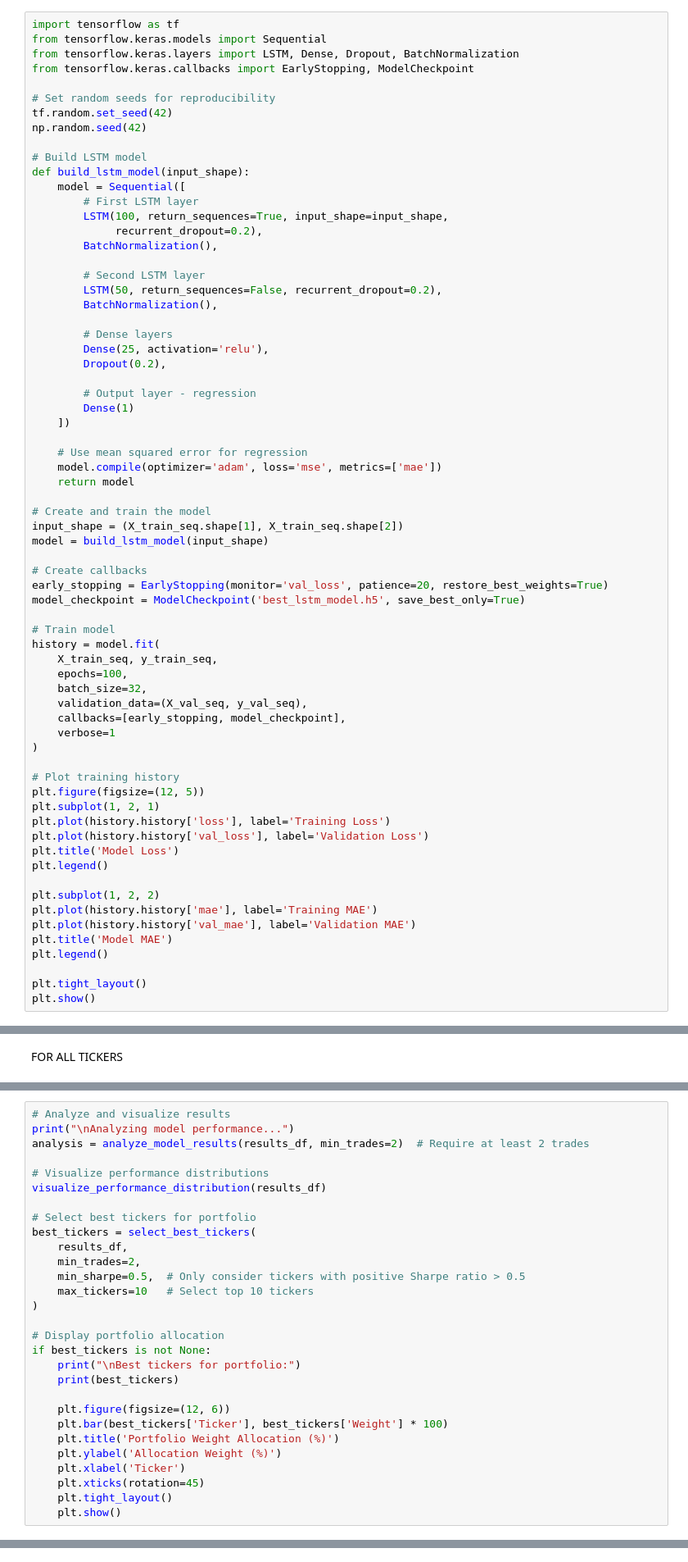
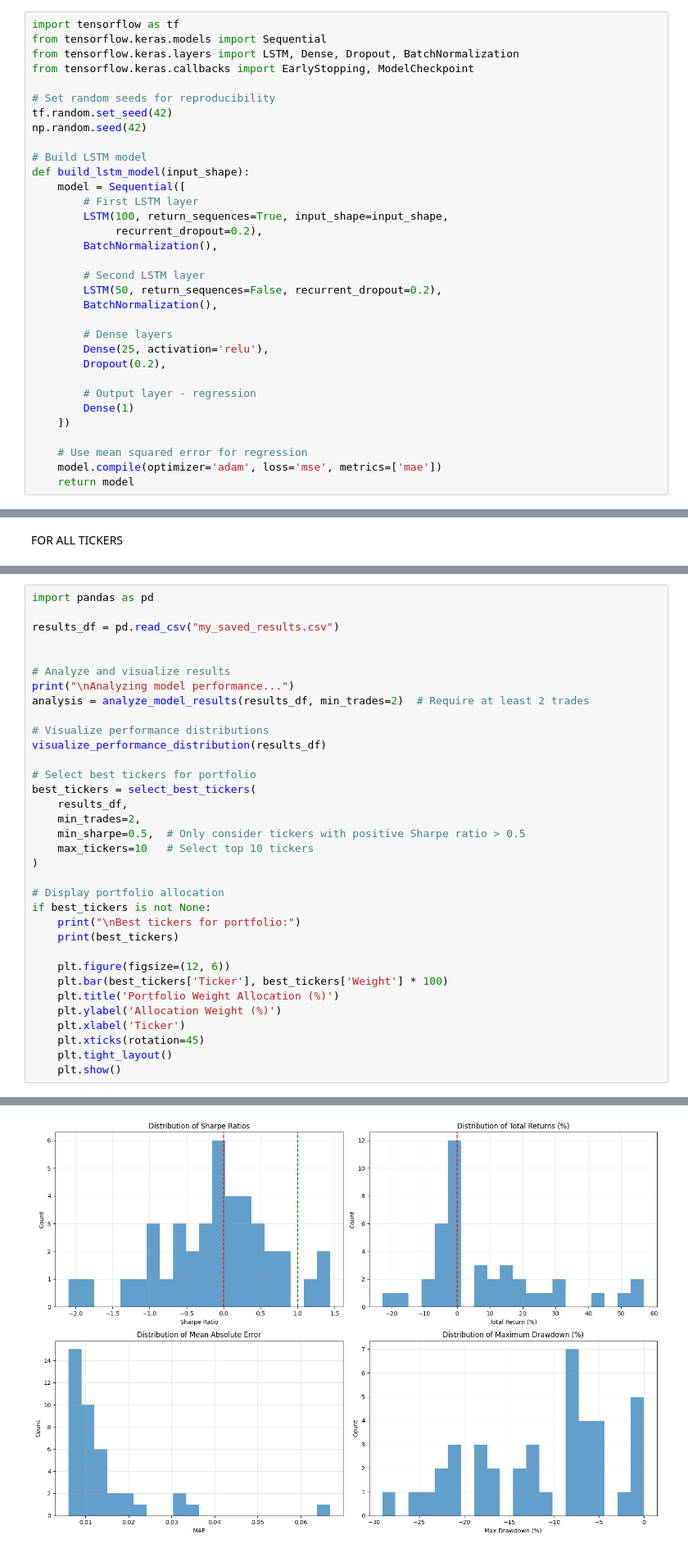
Before and after one commit to Liviogit/Projet_trading_automatique, a Jupyter notebook: deepclaude2.ipynb, the cells around one changed output, grey strips where cells are left out. Shown at 82% size. Drawn from its saved outputs; the diff is of its cells as text.

Commit message:
code lstm fonctionnel (deepclaude2)

```diff
--- a/deepclaude2.ipynb
+++ b/deepclaude2.ipynb
@@ -296,38 +253,3 @@ def build_lstm_model(input_shape):
     # Use mean squared error for regression
     model.compile(optimizer='adam', loss='mse', metrics=['mae'])
     return model
-
-# Create and train the model
-input_shape = (X_train_seq.shape[1], X_train_seq.shape[2])
-model = build_lstm_model(input_shape)
-
-# Create callbacks
-early_stopping = EarlyStopping(monitor='val_loss', patience=20, restore_best_weights=True)
-model_checkpoint = ModelCheckpoint('best_lstm_model.h5', save_best_only=True)
-
-# Train model
-history = model.fit(
-    X_train_seq, y_train_seq,
-    epochs=100,
-    batch_size=32,
-    validation_data=(X_val_seq, y_val_seq),
-    callbacks=[early_stopping, model_checkpoint],
-    verbose=1
-)
-
-# Plot training history
-plt.figure(figsize=(12, 5))
-plt.subplot(1, 2, 1)
-plt.plot(history.history['loss'], label='Training Loss')
-plt.plot(history.history['val_loss'], label='Validation Loss')
-plt.title('Model Loss')
-plt.legend()
-
-plt.subplot(1, 2, 2)
-plt.plot(history.history['mae'], label='Training MAE')
-plt.plot(history.history['val_mae'], label='Validation MAE')
-plt.title('Model MAE')
-plt.legend()
-
-plt.tight_layout()
-plt.show()
@@ -1552,4 +845,9 @@ WARNING:absl:You are saving your model as an HDF5 file via `model.save()` or `ke
 # %%
+import pandas as pd
+
+results_df = pd.read_csv("my_saved_results.csv")
+
+
 # Analyze and visualize results
 print("\nAnalyzing model performance...")
 analysis = analyze_model_results(results_df, min_trades=2)  # Require at least 2 trades
@@ -1582,0 +893 @@ Analyzing model performance...
+[figure, added]
```
Also changed, not shown: parts of 17 cells of this notebook, 3 other files.
